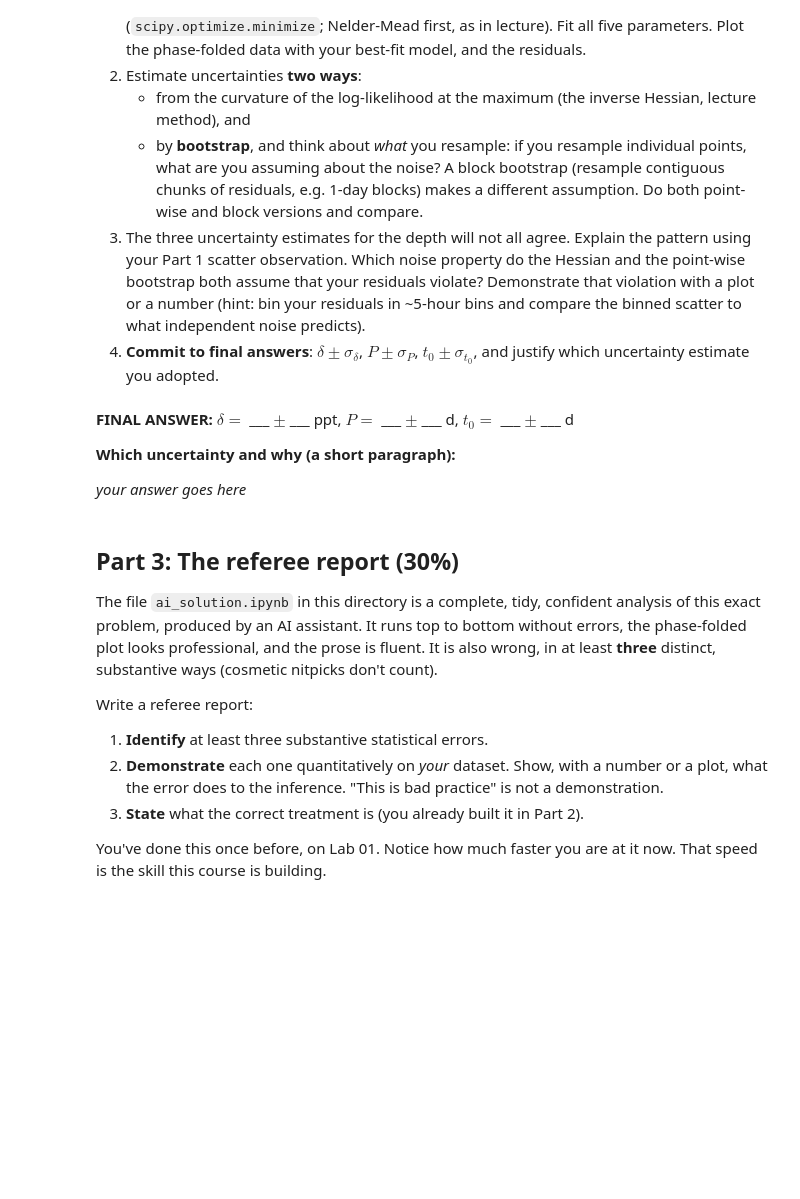
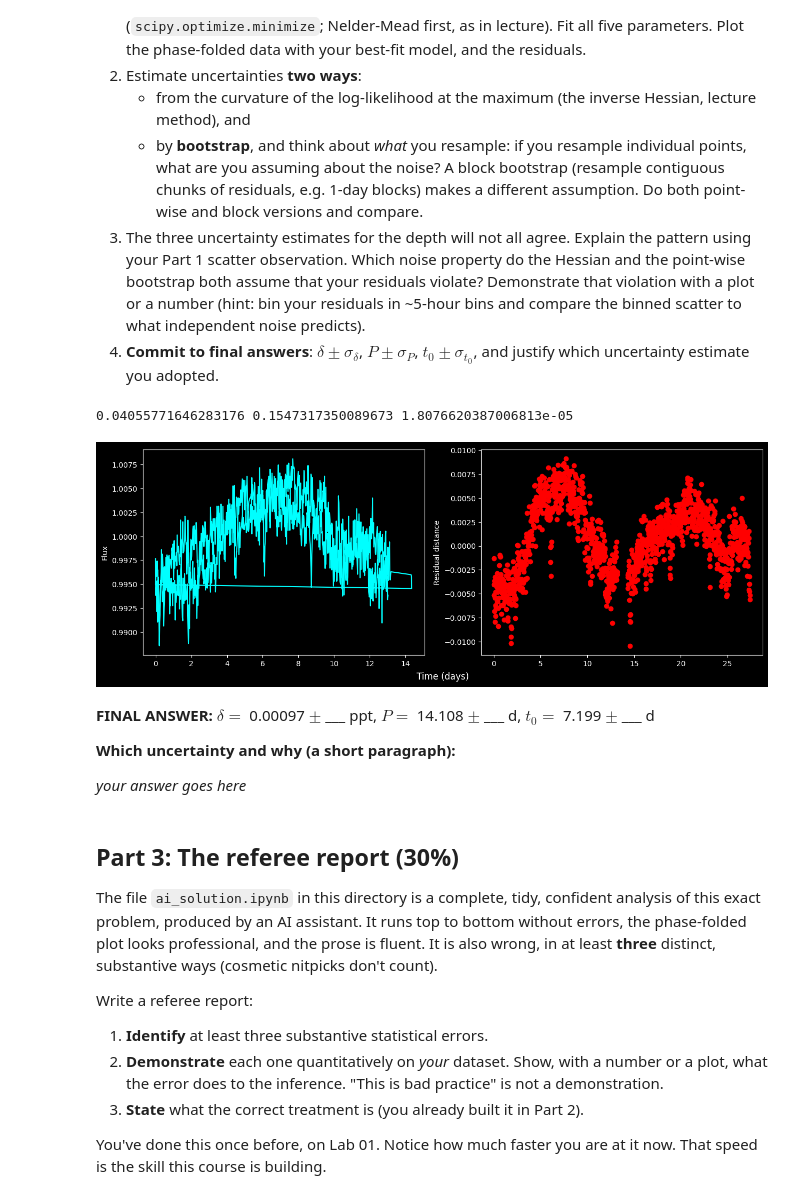
Before and after one commit to andrewtsteves/ast457_2026_Fall, a Jupyter notebook: submissions/asteves2/lab03.ipynb, the cells around one changed output. Saved outputs shown, nothing was run; the diff lists cells and outputs as text; code cells hidden in the pictures; blank space fills up the shorter version.

```diff
--- a/submissions/asteves2/lab03.ipynb
+++ b/submissions/asteves2/lab03.ipynb
@@ -136,8 +136,64 @@ The general shape of the light curve is very clear, being sinusoidal in nature w
    $t_0 \pm \sigma_{t_0}$, and justify which uncertainty estimate you adopted.
 # %%
 # Part 2: your work here
+theta = [7, 14, 0.001, 27, 1]
+
+def gauss_log_likelihood(theta, y, sig):
+    mu = transit_model(t, *theta)
+    fun = np.sum(-1/2 * np.log(2 * np.pi * sig**2) - ((y - mu)**2) / (2 * sig**2))
+    return -fun
+
+outputs = minimize(gauss_log_likelihood, x0 = theta, args = (flux, sigma))
+t0, P, delta, T, F0 = outputs.x[0], outputs.x[1], outputs.x[2], outputs.x[3], outputs.x[4]
+
+cov = outputs.hess_inv
+sig_t0, sig_P, sig_delta = np.sqrt(cov[0, 0]), np.sqrt(cov[1, 1]), np.sqrt(cov[2, 2])
+
+t0_point_boot = []
+P_point_boot = []
+delta_point_boot = []
+
+for i in range(1000):
+    rng = np.random.default_rng(i)
+    indices = np.array([rng.integers(0, len(t) - 1, endpoint = True) for _ in range(len(t))])
+    boot_flux, boot_sig = flux[indices], sigma[indices]
+
+    res = minimize(gauss_log_likelihood, x0 = theta, args = (boot_flux, boot_sig), method = 'Nelder-Mead')
+    t0, P, delta = res.x[0], res.x[1], res.x[2]
+    t0_point_boot.append(t0)
+    P_point_boot.append(P)
+    delta_point_boot.append(delta)
+
+std_t0_point = np.std(t0_point_boot)
+std_P_point_boot = np.std(P_point_boot)
+std_delta_point_boot = np.std(delta_point_boot)
+
+
+
+
+
+
+
+
+
+mu = transit_model(t, *theta)
+res = flux - mu
+
+fig, ax = plt.subplots(nrows = 1, ncols = 2, figsize = (15, 5))
+ax[0].plot(t % P, flux, label = 'Phase-folded flux', color = 'cyan')
+ax[0].set_ylabel('Flux')
+
+ax[1].scatter(t, res, label = 'Residuals', color = 'red')
+ax[1].set_ylabel('Residual distance')
+
+fig.supxlabel('Time (days)')
+
+plt.show()
+# %% [output]
+0.04055771646283176 0.1547317350089673 1.8076620387006813e-05
+[figure, added]
 # %% [markdown]
-**FINAL ANSWER:** $\delta = $ ___ $\pm$ ___ ppt, $P = $ ___ $\pm$ ___ d, $t_0 = $ ___ $\pm$ ___ d
+**FINAL ANSWER:** $\delta = $ 0.00097 $\pm$ ___ ppt, $P = $ 14.108 $\pm$ ___ d, $t_0 = $ 7.199 $\pm$ ___ d
 
 **Which uncertainty and why (a short paragraph):**
 
```
Also changed, not shown: parts of 1 cell of this notebook.
